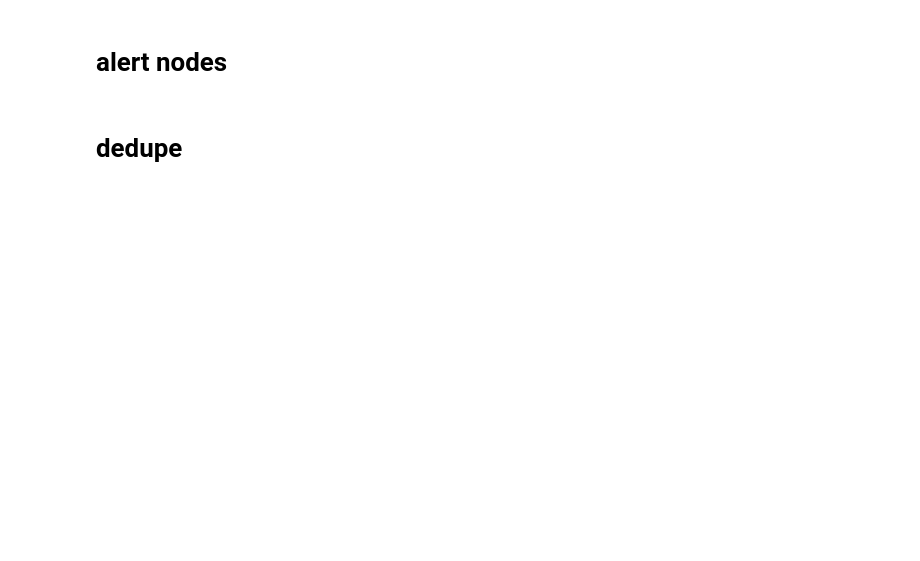
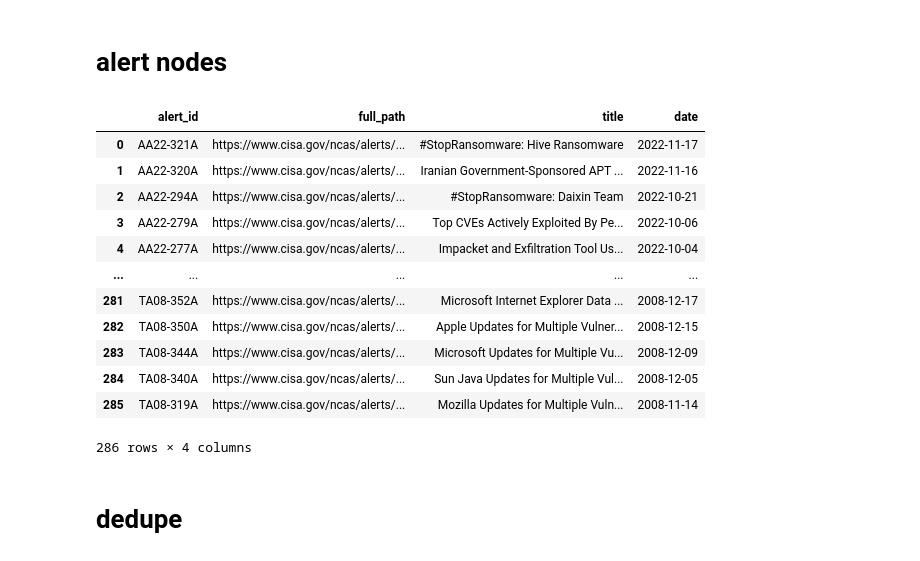
Before and after one commit to karinakanjaria/cyber-etl, a Jupyter notebook: alerts/parse_alert.ipynb, the cells around one changed output. Cells and saved outputs as stored; diff of their text form; code cells hidden in the pictures; blank space fills up the shorter version.

```diff
--- a/alerts/parse_alert.ipynb
+++ b/alerts/parse_alert.ipynb
@@ -226,7 +402,23 @@ alert_cve.to_csv('./alert_cve_edge.csv')
 # %% [markdown]
 # alert nodes
 # %%
-df[['alert_id','full_path','title','date']].drop_duplicates().to_csv('./alert_nodes.csv')
+alerts_nodes = df[['alert_id','full_path','title','date']].drop_duplicates()
+alerts_nodes.to_csv(data_path / 'alert_nodes.csv')
+alerts_nodes
+# %% [output]
+|  | alert_id | full_path | title | date |
+| 0 | AA22-321A | https://www.cisa.gov/ncas/alerts/... | #StopRansomware: Hive Ransomware | 2022-11-17 |
+| 1 | AA22-320A | https://www.cisa.gov/ncas/alerts/... | Iranian Government-Sponsored APT ... | 2022-11-16 |
+| 2 | AA22-294A | https://www.cisa.gov/ncas/alerts/... | #StopRansomware: Daixin Team | 2022-10-21 |
+| 3 | AA22-279A | https://www.cisa.gov/ncas/alerts/... | Top CVEs Actively Exploited By Pe... | 2022-10-06 |
+| 4 | AA22-277A | https://www.cisa.gov/ncas/alerts/... | Impacket and Exfiltration Tool Us... | 2022-10-04 |
+| ... | ... | ... | ... | ... |
+| 281 | TA08-352A | https://www.cisa.gov/ncas/alerts/... | Microsoft Internet Explorer Data ... | 2008-12-17 |
+| 282 | TA08-350A | https://www.cisa.gov/ncas/alerts/... | Apple Updates for Multiple Vulner... | 2008-12-15 |
+| 283 | TA08-344A | https://www.cisa.gov/ncas/alerts/... | Microsoft Updates for Multiple Vu... | 2008-12-09 |
+| 284 | TA08-340A | https://www.cisa.gov/ncas/alerts/... | Sun Java Updates for Multiple Vul... | 2008-12-05 |
+| 285 | TA08-319A | https://www.cisa.gov/ncas/alerts/... | Mozilla Updates for Multiple Vuln... | 2008-11-14 |
+286 rows × 4 columns
 # %% [markdown]
 # dedupe
 # %%
```
Also changed, not shown: parts of 41 cells of this notebook, 3 other files.
